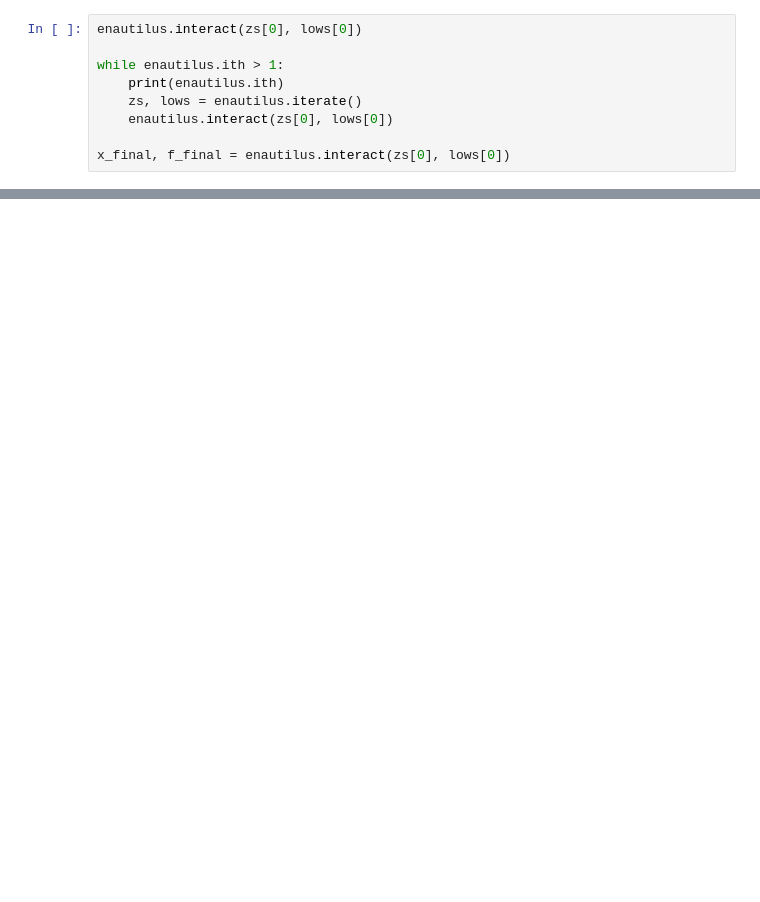
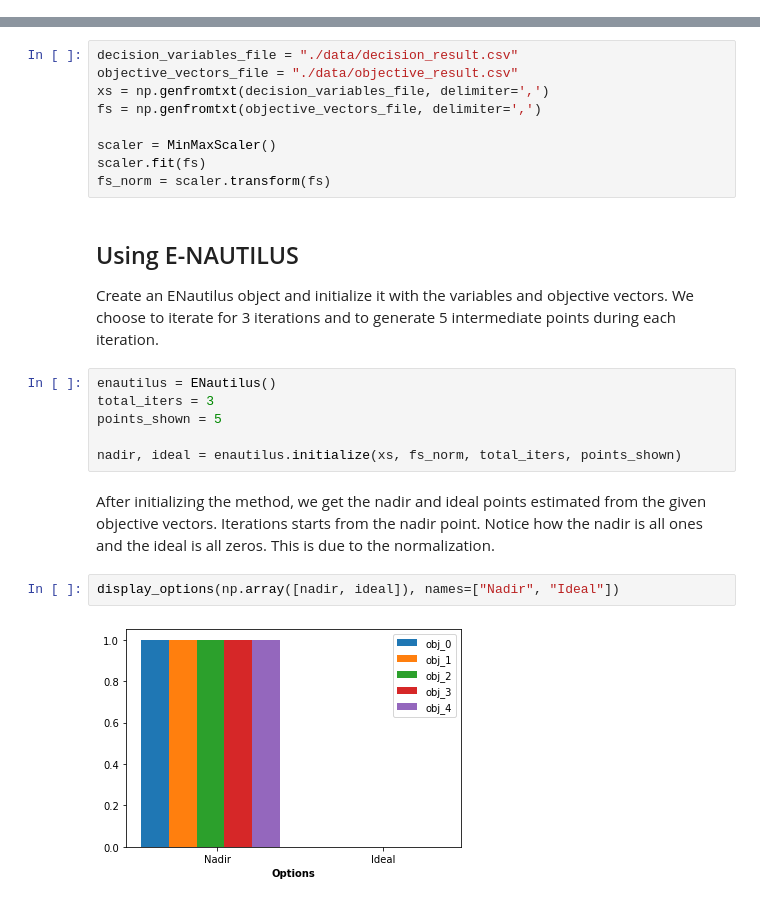
Before and after one commit to gialmisi/DESDEOv2, a Jupyter notebook: notebooks/enautilus.ipynb, the cells around one changed output, grey strips where cells are left out. Cells and saved outputs as stored; diff of their text form; blank space fills up the shorter version.

Commit message:
Finished a simple example on how to use E-NAUTILUS. Next, start working on NIMBUS.

```diff
--- a/notebooks/enautilus.ipynb
+++ b/notebooks/enautilus.ipynb
@@ -93,9 +0,0 @@ We continue iterating, selecting always a different point. For the sake of the e
-# %%
-enautilus.interact(zs[0], lows[0])
-
-while enautilus.ith > 1:
-    print(enautilus.ith)
-    zs, lows = enautilus.iterate()
-    enautilus.interact(zs[0], lows[0])
-
-x_final, f_final = enautilus.interact(zs[0], lows[0])
@@ -114,0 +55,24 @@ x_final, f_final = enautilus.interact(zs[0], lows[0])
+# %%
+decision_variables_file = "./data/decision_result.csv"
+objective_vectors_file = "./data/objective_result.csv"
+xs = np.genfromtxt(decision_variables_file, delimiter=',')
+fs = np.genfromtxt(objective_vectors_file, delimiter=',')
+
+scaler = MinMaxScaler()
+scaler.fit(fs)
+fs_norm = scaler.transform(fs)
+# %% [markdown]
+## Using E-NAUTILUS
+Create an ENautilus object and initialize it with the variables and objective vectors. We choose to iterate for 3 iterations and to generate 5 intermediate points during each iteration.
+# %%
+enautilus = ENautilus()
+total_iters = 3
+points_shown = 5
+
+nadir, ideal = enautilus.initialize(xs, fs_norm, total_iters, points_shown)
+# %% [markdown]
+After initializing the method, we get the nadir and ideal points estimated from the given objective vectors. Iterations starts from the nadir point. Notice how the nadir is all ones and the ideal is all zeros. This is due to the normalization.
+# %%
+display_options(np.array([nadir, ideal]), names=["Nadir", "Ideal"])
+# %% [output]
+[figure, added]
```
Also changed, not shown: parts of 33 cells of this notebook, 5 other files.
